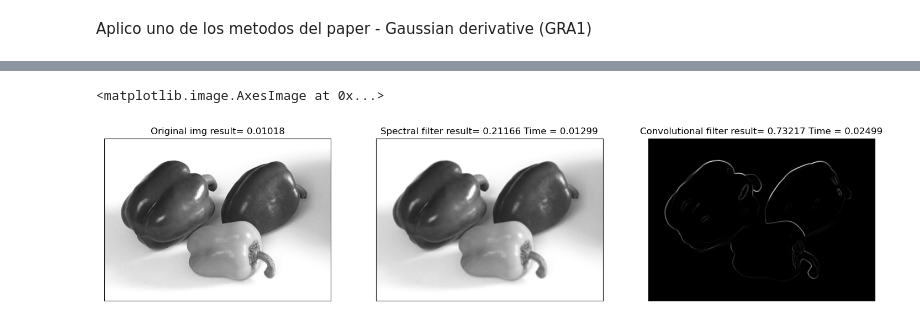
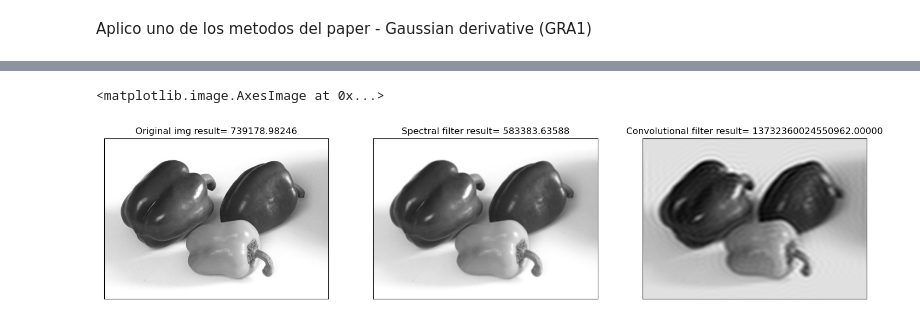
Before and after one commit to Tincho1902/VisionComputadora_I, a Jupyter notebook: TP2/TP2.ipynb, the cells around one changed output, grey strips where cells are left out. Cells and saved outputs as stored; diff of their text form; code cells hidden in the pictures.

```diff
--- a/TP2/TP2.ipynb
+++ b/TP2/TP2.ipynb
@@ -196,10 +196,7 @@ def gaussian_derivative_focus_measure(img, W):
     # Apply a Gaussian filter to the focus measure with the computed value of s
     f = cv.GaussianBlur(f, (W, W), s)
 
-    return f
+    # Compute the mean focus measure for the entire image
+    mean_focus_measure = np.mean(f)
+
+    return mean_focus_measure
-# %%
-f = gaussian_derivative_focus_measure(img, 1)
-
-# Display the focus measure
-plt.imshow(f, cmap = 'gray'),plt.title('Gaussian derivative')
-plt.show()
@@ -212,39 +207,49 @@ plt.show()
 k_size = 3
 sigma = 10
 
 # Apply convolutional filter with Gaussian blur function
 start_time = time.time()
 filter = create_gauss_filter(k_size, None, None , sigma)
 img_batch = []
 for i in range(1):
     img_batch.append(cv.filter2D(img[:,:], -1, filter))
 
 spec_filt = np.stack(img_batch, axis=2)
-result_blur(spec_filt)
+gaussian_derivative_focus_measure(spec_filt,1)
 end_time = time.time()
 total_time_1 = end_time-start_time
 
-# Apply Gaussian derivative function
+# Apply spectral filter with Gaussian blur function
 start_time = time.time()
 
-f = gaussian_derivative_focus_measure(img, 1)
+dft = cv.dft(np.float32(img),flags = cv.DFT_COMPLEX_OUTPUT)
+dft_shift = np.fft.fftshift(dft)
+magnitude_spectrum = 20*np.log(cv.magnitude(dft_shift[:,:,0],dft_shift[:,:,1]))
+rows, cols = img.shape
+crow,ccol = (np.around((rows/2 , cols/2),0)).astype(int)
+mask = np.zeros((rows,cols,2),np.uint8)
+mask[crow-30:crow+30, ccol-30:ccol+30] = 1
+fshift = dft_shift*mask
+f_ishift = np.fft.ifftshift(fshift)
+img_back = cv.idft(f_ishift)
+img_back = cv.magnitude(img_back[:,:,0],img_back[:,:,1])
 
-result_blur(f)
+gaussian_derivative_focus_measure(img_back,1)
 
 end_time = time.time()
 total_time_2 = end_time-start_time
 
 # Plot the results
 plt.figure(figsize=(18,10))
 plt.subplot(1,3,2)
-plt.title(f'Spectral filter result= {result_blur(spec_filt):.5f} Time = {total_time_1:.5f}'), plt.xticks([]), plt.yticks([])
+plt.title(f'Spectral filter result= {gaussian_derivative_focus_measure(spec_filt,1):.5f}'), plt.xticks([]), plt.yticks([])
 plt.imshow(cv.cvtColor(spec_filt, cv.COLOR_BGR2RGB))
 plt.subplot(1,3,3)
-plt.title(f'Convolutional filter result= {result_blur(f):.5f} Time = {total_time_2:.5f}'), plt.xticks([]), plt.yticks([])
-plt.imshow(f, 'gray')
+plt.title(f'Convolutional filter result= {gaussian_derivative_focus_measure(img_back,1):.5f}'), plt.xticks([]), plt.yticks([])
+plt.imshow(img_back, 'gray')
 plt.subplot(1,3,1)
-plt.title(f'Original img result= {result_blur(img):.5f}'), plt.xticks([]), plt.yticks([])
+plt.title(f'Original img result= {gaussian_derivative_focus_measure(img,1):.5f}'), plt.xticks([]), plt.yticks([])
 plt.imshow(cv.cvtColor(img, cv.COLOR_BGR2RGB))
 # %% [output]
 <matplotlib.image.AxesImage at 0x...>
-[figure, old version]
+[figure, new version]
```
Also changed, not shown: parts of 1 cell of this notebook.
